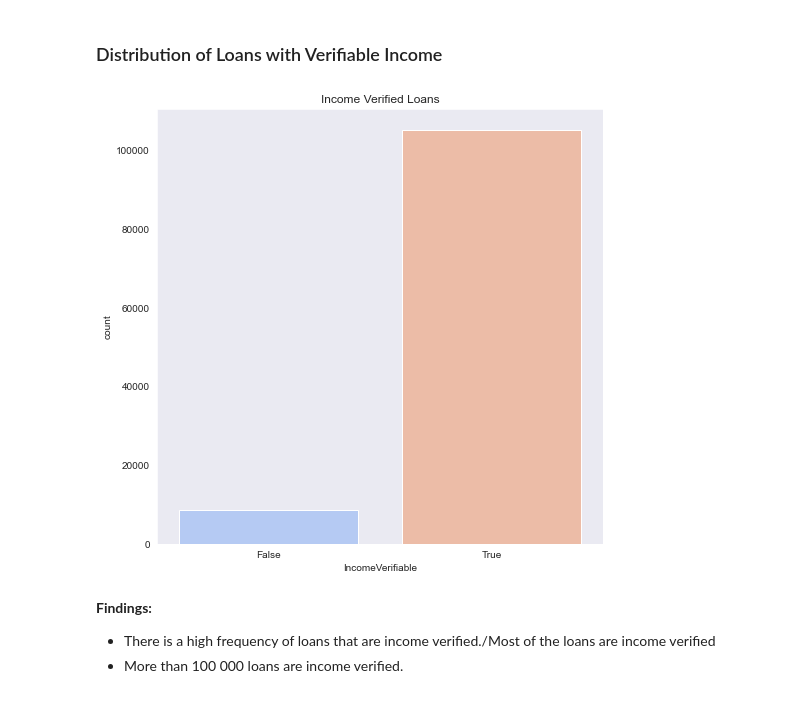
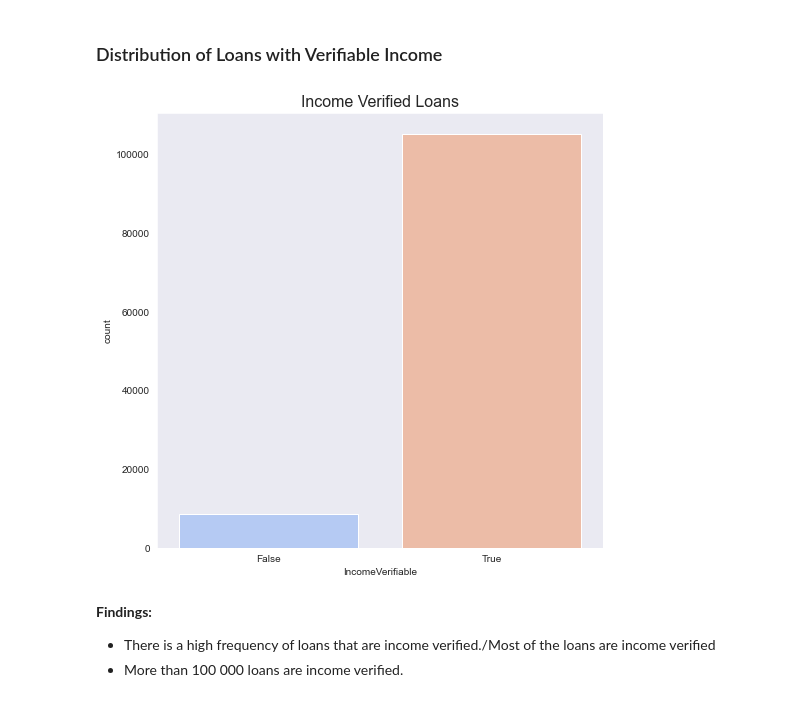
Before and after one commit to KoketsoMangwale/Prosper-Loans-Data, a Jupyter notebook: Part_II_slide_deck.ipynb, the cells around one changed output. Drawn from its saved outputs; the diff is of its cells as text; code cells hidden in the pictures.

```diff
--- a/Part_II_slide_deck.ipynb
+++ b/Part_II_slide_deck.ipynb
@@ -118,11 +118,11 @@ plt.show();
 # %%
 #bar chart to depict the number of loans by income verifiable
 
 plt.figure(figsize=[8, 8])
 sb.countplot(data=prosper_loans, x = 'IncomeVerifiable', palette='coolwarm');
-plt.title('Income Verified Loans');
+plt.title('Income Verified Loans', fontsize=16);
 # %% [output]
-[figure, old version]
+[figure, new version]
 # %% [markdown]
  __Findings:__
 - There is a high frequency of loans that are income verified./Most of the loans are income verified
```
Also changed, not shown: parts of 8 cells of this notebook, 4 other files.
